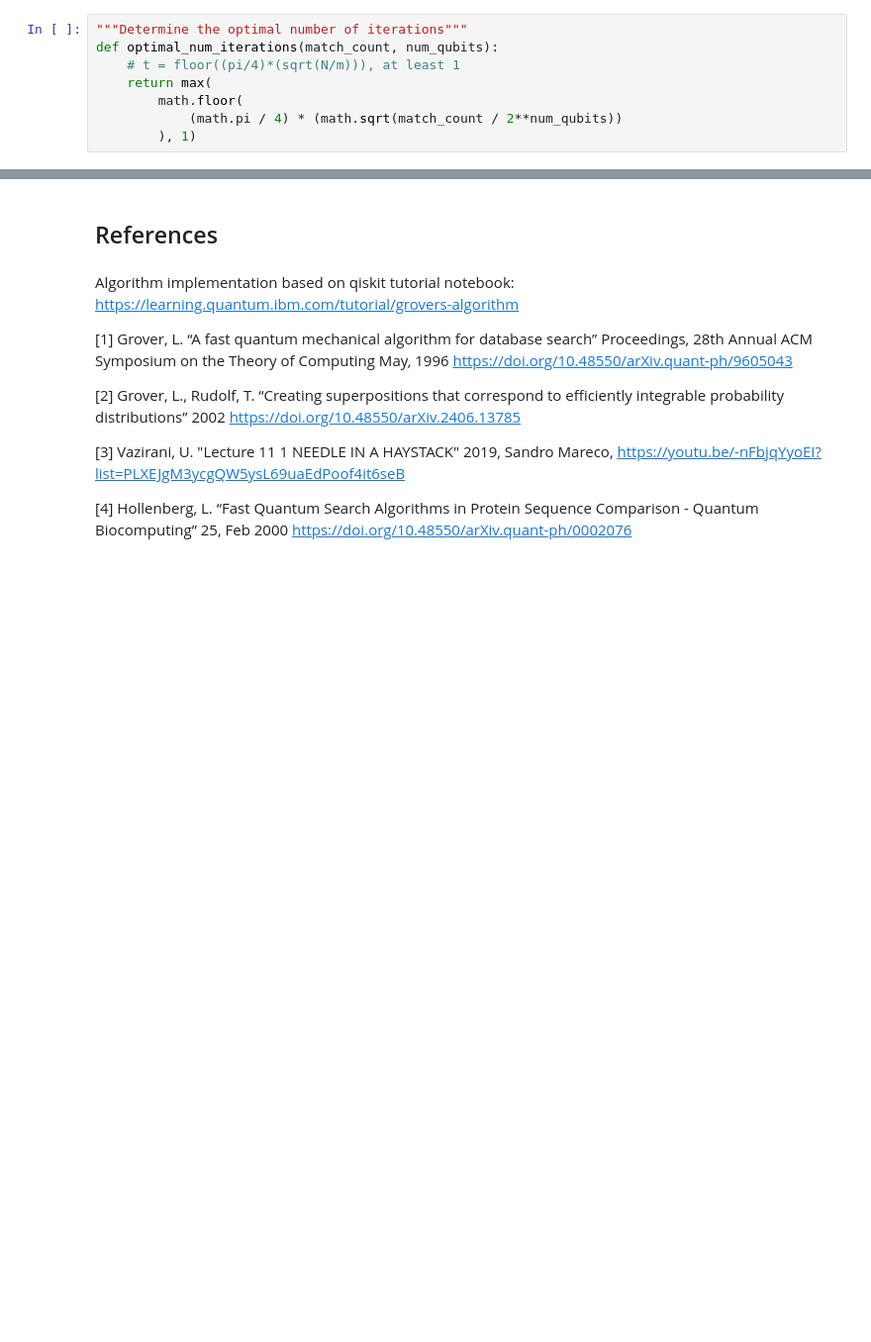
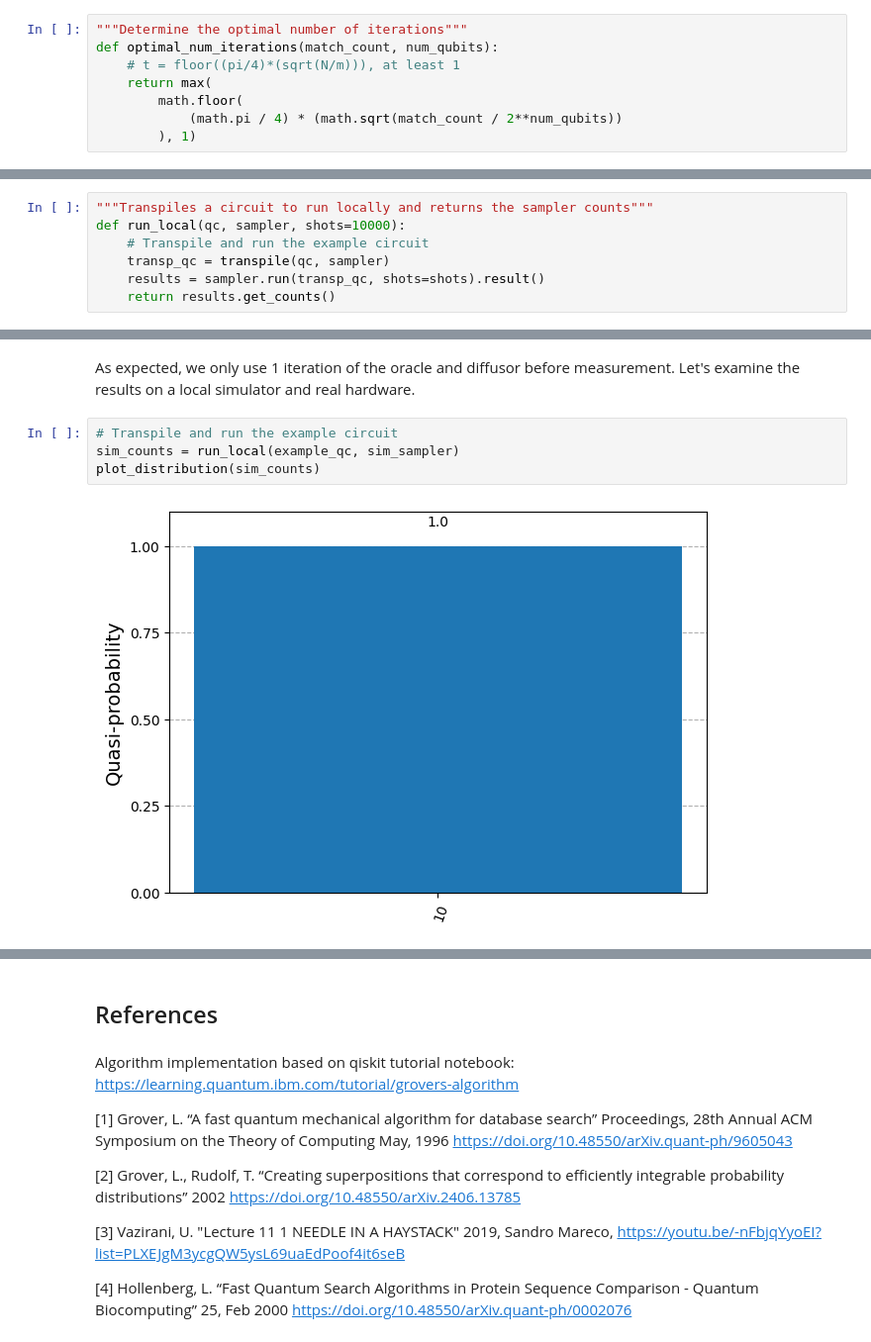
Before and after one commit to AThomsonSMC/uri-qc, a Jupyter notebook: genomic_grover/genomic_grover.ipynb, the cells around one changed output, grey strips where cells are left out. Shown at 99% size. Drawn from its saved outputs; the diff is of its cells as text; blank space fills up the shorter version.

```diff
--- a/genomic_grover/genomic_grover.ipynb
+++ b/genomic_grover/genomic_grover.ipynb
@@ -256,0 +268,7 @@ def build_genomic_grover(search_seqs, ref_str):
+# %%
+"""Transpiles a circuit to run locally and returns the sampler counts"""
+def run_local(qc, sampler, shots=10000):
+    # Transpile and run the example circuit
+    transp_qc = transpile(qc, sampler)
+    results = sampler.run(transp_qc, shots=shots).result()
+    return results.get_counts()
@@ -274,0 +315,8 @@ trivial_search_bstr = _convert_bp_seq_to_bstr(trivial_search)
+# %% [markdown]
+As expected, we only use 1 iteration of the oracle and diffusor before measurement. Let's examine the results on a local simulator and real hardware.
+# %%
+# Transpile and run the example circuit
+sim_counts = run_local(example_qc, sim_sampler)
+plot_distribution(sim_counts)
+# %% [output]
+[figure, added]
```
Also changed, not shown: parts of 38 cells of this notebook, 2 other files.
